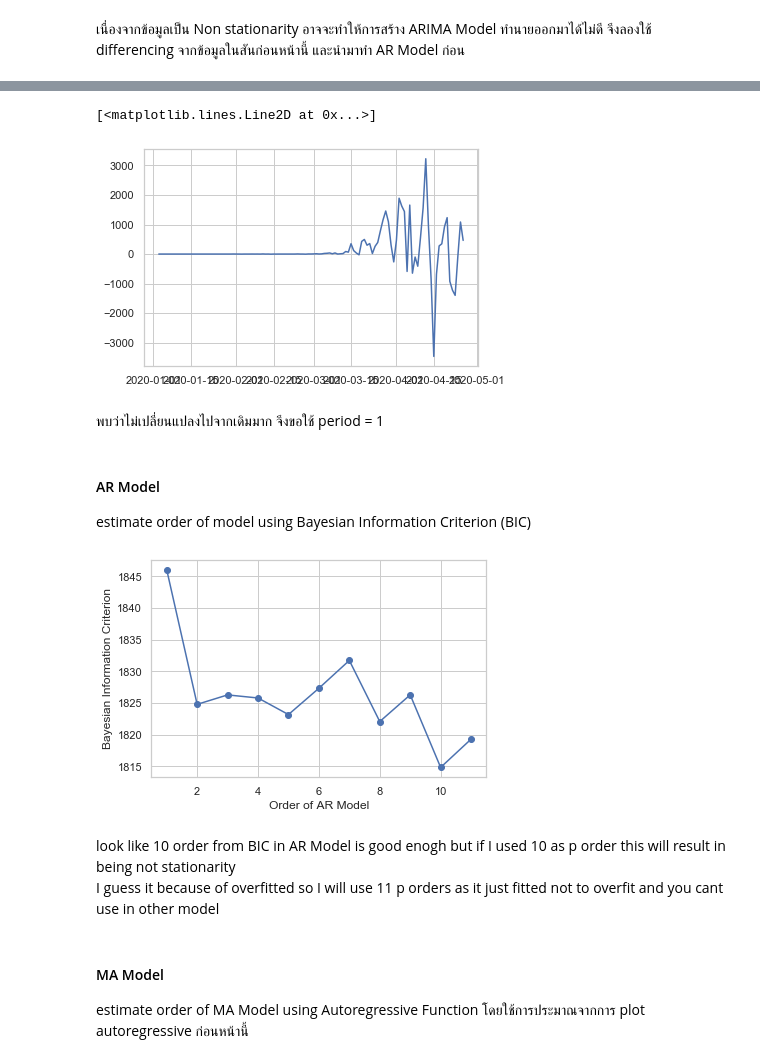
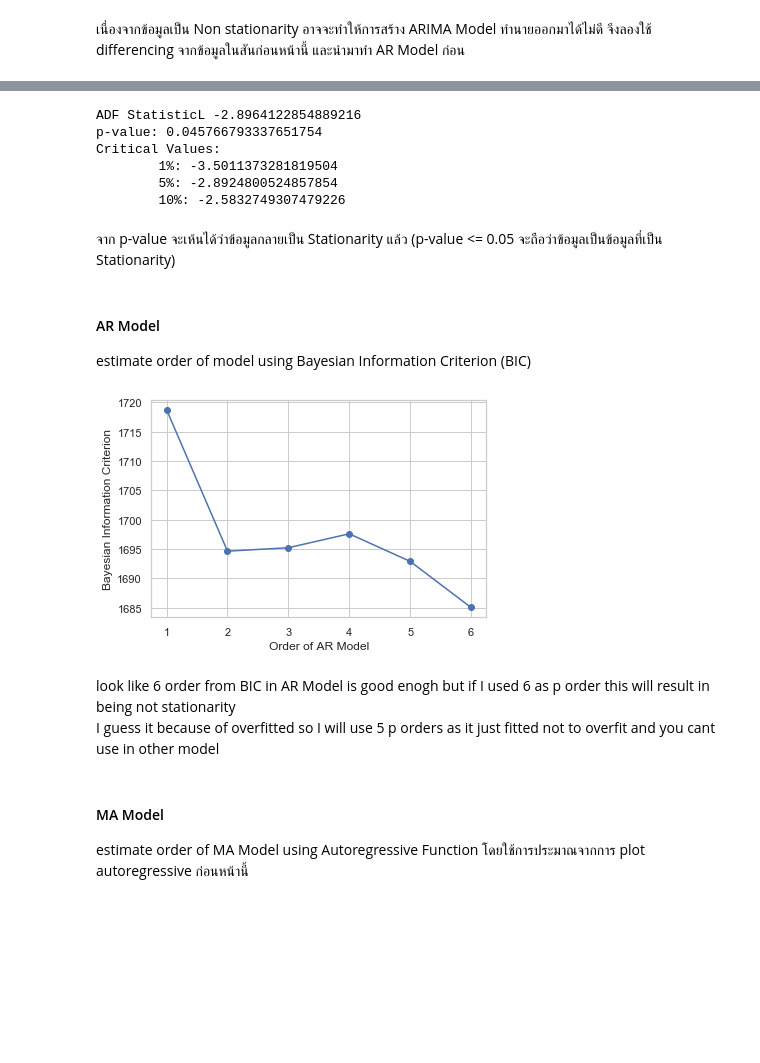
Before and after one commit to kate006naja/MachineLearningClassCode, a Jupyter notebook: project/Task2.ipynb, the cells around one changed output, grey strips where cells are left out. Drawn from its saved outputs; the diff is of its cells as text; code cells hidden in the pictures; blank space fills up the shorter version.

```diff
--- a/project/Task2.ipynb
+++ b/project/Task2.ipynb
@@ -152,7 +148,7 @@ Critical Values:
 # Do AR Model and estimate order parameter
 # First check if it still trend shape
 daily_diff = df_res.diff(periods=1)
-daily_diff = daily_diff.dropna()
+daily_diff = daily_diff.fillna(0)
 plt.plot(daily_diff)
 # %% [output]
 [<matplotlib.lines.Line2D at 0x...>]
@@ -162,34 +156,40 @@ plt.plot(daily_diff)
-# %%
-daily_diff = df_res.diff(periods=3)
-daily_diff = daily_diff.dropna()
-plt.plot(daily_diff)
-# %% [output]
-[<matplotlib.lines.Line2D at 0x...>]
-[figure, removed]
-# %% [markdown]
-พบว่าไม่เปลี่ยนแปลงไปจากเดิมมาก จึงขอใช้ period = 1
-# %%
-daily_diff = df_res.diff(periods=1).dropna()
+# %%
+result = adfuller(daily_diff)
+
+print(f'ADF StatisticL {result[0]}')
+print(f'p-value: {result[1]}')
+print('Critical Values:')
+for key, value in result[4].items():
+    print(f'\t{key}: {value}')
+# %% [output]
+ADF StatisticL -2.8964122854889216
+p-value: 0.045766793337651754
+Critical Values:
+        1%: -3.5011373281819504
+        5%: -2.8924800524857854
+        10%: -2.5832749307479226
+# %% [markdown]
+จาก p-value จะเห้นได้ว่าข้อมูลกลายเป็น Stationarity แล้ว (p-value <= 0.05 จะถือว่าข้อมูลเป็นข้อมูลที่เป็น Stationarity)
 # %% [markdown]
 #### AR Model
 estimate order of model using Bayesian Information Criterion (BIC)
 # %%
-BIC = np.zeros(12)
-for p in range(12):
+BIC = np.zeros(7)
+for p in range(7):
     model = ARMA(daily_diff, order = (p, 0))
     result = model.fit()
     # Save BIC for each AR
     BIC[p] = result.bic
 
-plt.plot(range(1,12), BIC[1:12], marker='o')
+plt.plot(range(1,7), BIC[1:7], marker='o')
 plt.xlabel('Order of AR Model')
 plt.ylabel('Bayesian Information Criterion')
 plt.show()
 warnings.filterwarnings('ignore')
 # %% [output]
-[figure, old version]
+[figure, new version]
 # %% [markdown]
-look like 10 order from BIC in AR Model is good enogh but if I used 10 as p order this will result in being not stationarity <br> I guess it because of overfitted so I will use 11 p orders as it just fitted not to overfit and you cant use in other model
+look like 6 order from BIC in AR Model is good enogh but if I used 6 as p order this will result in being not stationarity <br> I guess it because of overfitted so I will use 5 p orders as it just fitted not to overfit and you cant use in other model
 # %% [markdown]
 #### MA Model
 estimate order of MA Model using Autoregressive Function โดยใช้การประมาณจากการ plot autoregressive ก่อนหน้านี้
```
Also changed, not shown: parts of 105 cells of this notebook.
